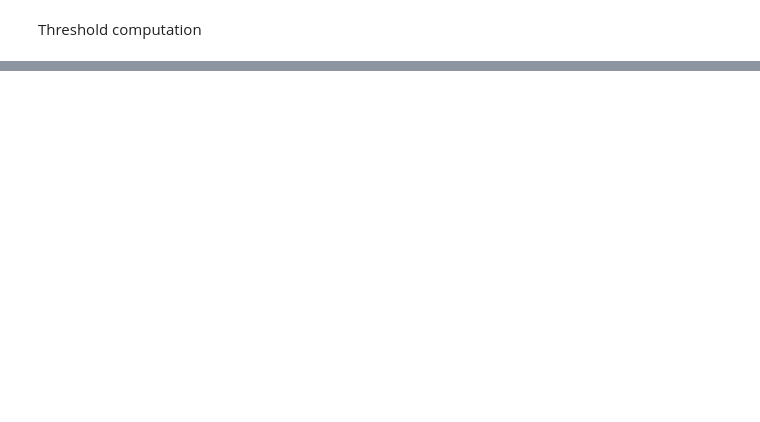
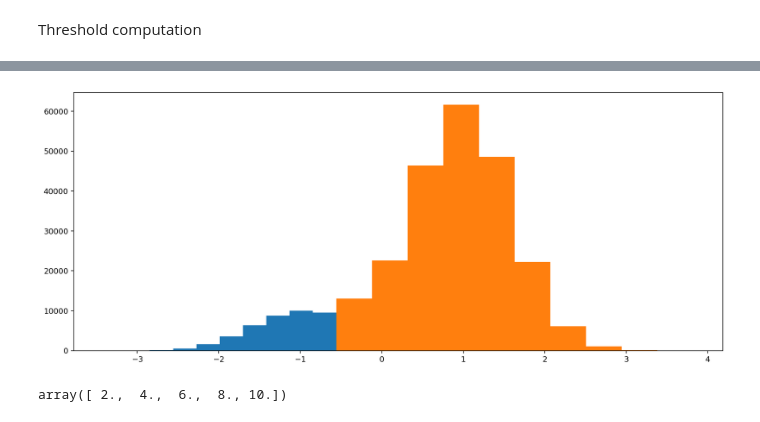
Before and after one commit to JCardenas05/Teoria_Se-ales, a Jupyter notebook: Taller_4/Taller_4.ipynb, the cells around one changed output, grey strips where cells are left out. Cells and saved outputs as stored; diff of their text form; code cells hidden in the pictures; blank space fills up the shorter version.

```diff
--- a/Taller_4/Taller_4.ipynb
+++ b/Taller_4/Taller_4.ipynb
@@ -434,0 +466,14 @@ interactive(children=(FloatSlider(value=-0.25556131259369597, description='u', m
+# %%
+message_S0 = output0_[output0_<=-0.56]
+message_S1 = output0_[output0_>=-0.56]
+
+plt.hist(message_S0)
+plt.hist(message_S1)
+plt.show()
+# %% [output]
+[figure, added]
+# %%
+jo = np.linspace(1,10,10)
+jo[jo%2==0]
+# %% [output]
+array([ 2.,  4.,  6.,  8., 10.])
```
Also changed, not shown: parts of 14 cells of this notebook.
